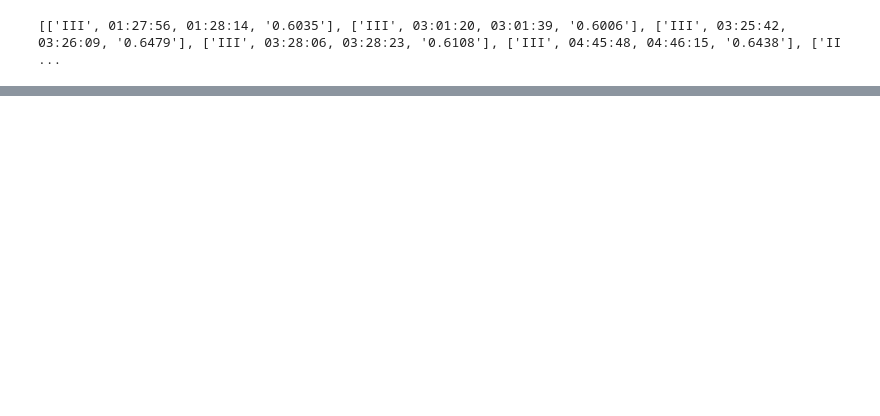
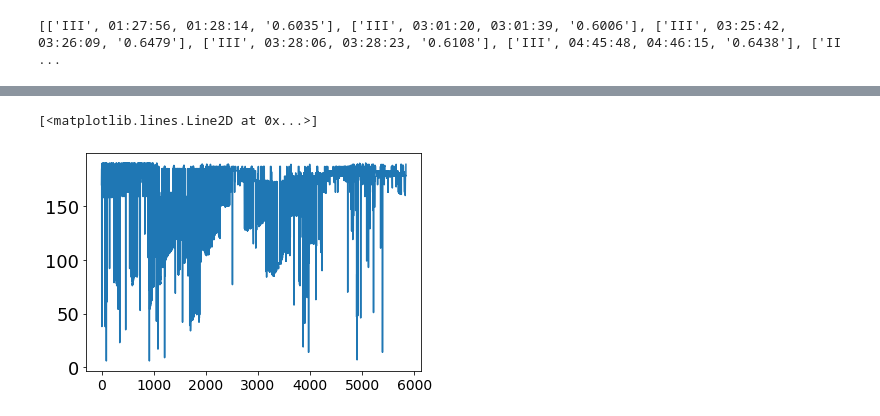
Before and after one commit to lukas-hoefig/eCallistoRadioBursts, a Jupyter notebook: to_do_classify.ipynb, the cells around one changed output, grey strips where cells are left out. Cells and saved outputs as stored; diff of their text form; code cells hidden in the pictures; blank space fills up the shorter version.

```diff
--- a/to_do_classify.ipynb
+++ b/to_do_classify.ipynb
@@ -74,0 +204,51 @@ for i in l:
+# %%
+p = data.createFromEvent(t2[1], observatories.assa)
+p.subtract_background()
+p.plot()
+o = p.spectrum_data.data.transpose()
+m = []
+for i in o:
+    m.append(np.argmax(i))
+
+plt.plot(m)
+
+counts = {}
+for i in m:
+    if i in counts:
+        counts[i] += 1
+    else:
+        counts[i] = 1
+
+for i, j in enumerate(m):
+    if j == max(counts):
+        m[i] = np.nan
+
+plt.plot(m)
+pp = p.spectrum_data.data
+img = PIL.Image.fromarray(pp)
+img_re = img.resize((int(pp.shape[1]/10), int(p.spectrum_data.data.shape[0]/10)), resample=Image.BILINEAR)
+plt.imshow(img_re, extent=[0,800,0,400], origin="lower")
+plt.show()
+o = np.array(img_re).transpose()
+m = []
+for i in o:
+    m.append(np.argmax(i))
+
+plt.plot(m)
+plt.show()
+
+for i in range(5):
+    counts = {}
+    for i in m:
+        if i in counts:
+            counts[i] += 1
+        else:
+            counts[i] = 1
+
+    for i, j in enumerate(m):
+        if j == max(counts):
+            m[i] = np.nan
+    plt.plot(m)
+# %% [output]
+[<matplotlib.lines.Line2D at 0x...>]
+[figure, added]
```
Also changed, not shown: parts of 15 cells of this notebook, 7 other files.
